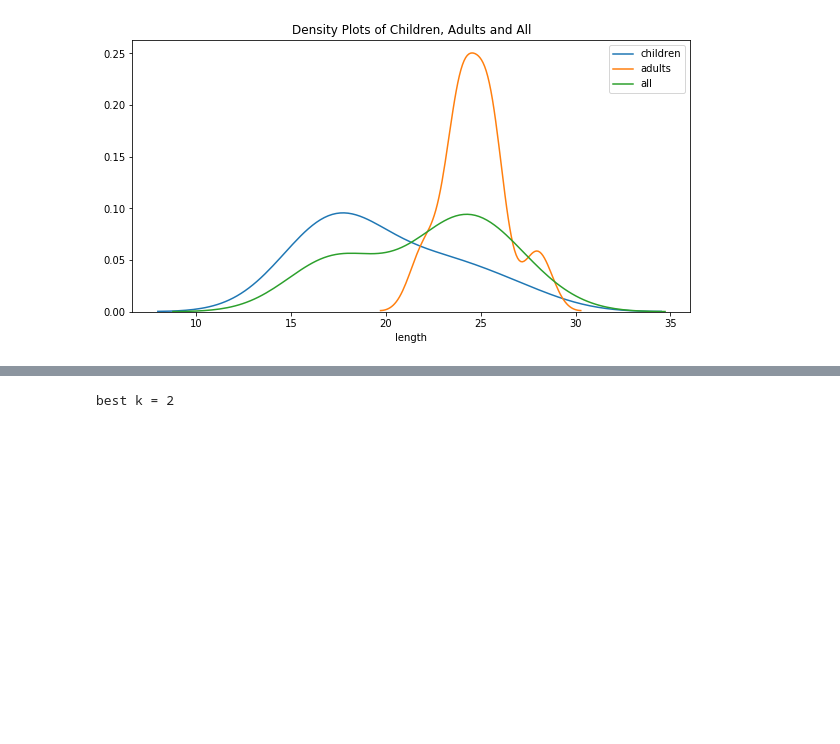
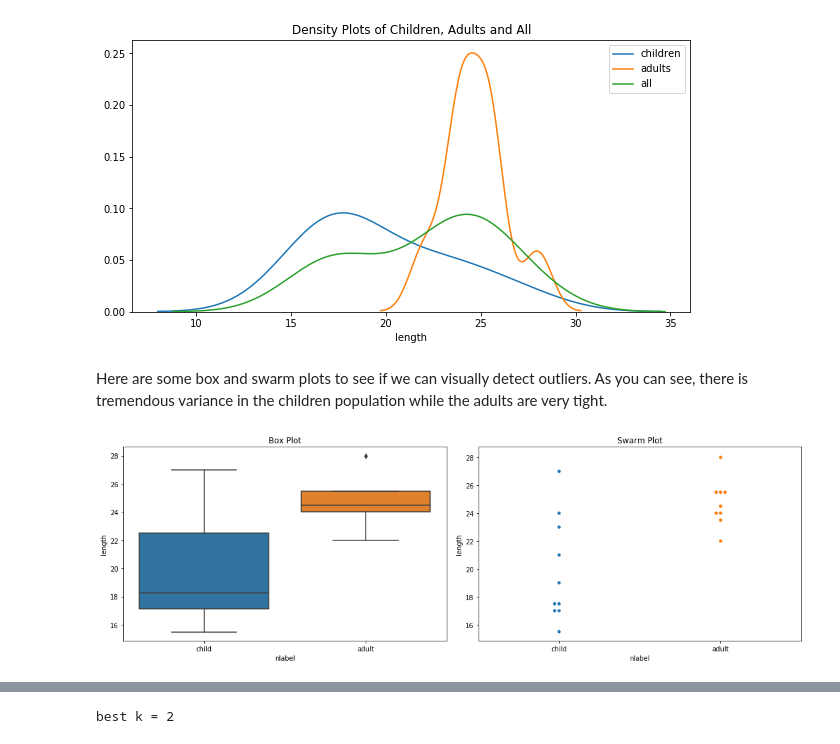
Before and after one commit to oneoffcoder/jupyter, a Jupyter notebook: data-science/gmm.ipynb, the cells around one changed output, grey strips where cells are left out. Saved outputs shown, nothing was run; the diff lists cells and outputs as text; code cells hidden in the pictures; blank space fills up the shorter version.

```diff
--- a/data-science/gmm.ipynb
+++ b/data-science/gmm.ipynb
@@ -25,3 +71,14 @@ ax.set_title('Density Plots of Children, Adults and All')
 # %% [output]
 Text(0.5, 1.0, 'Density Plots of Children, Adults and All')
 [figure]
+# %% [markdown]
+Here are some box and swarm plots to see if we can visually detect outliers. As you can see, there is tremendous variance in the children population while the adults are very tight.
+# %%
+fig, ax = plt.subplots(1, 2, figsize=(15, 5))
+sns.boxplot(x='nlabel', y='length', data=df, ax=ax[0])
+sns.swarmplot(x='nlabel', y='length', data=df, ax=ax[1])
+ax[0].set_title('Box Plot')
+ax[1].set_title('Swarm Plot')
+plt.tight_layout()
+# %% [output]
+[figure, added]
```
Also changed, not shown: parts of 22 cells of this notebook.
